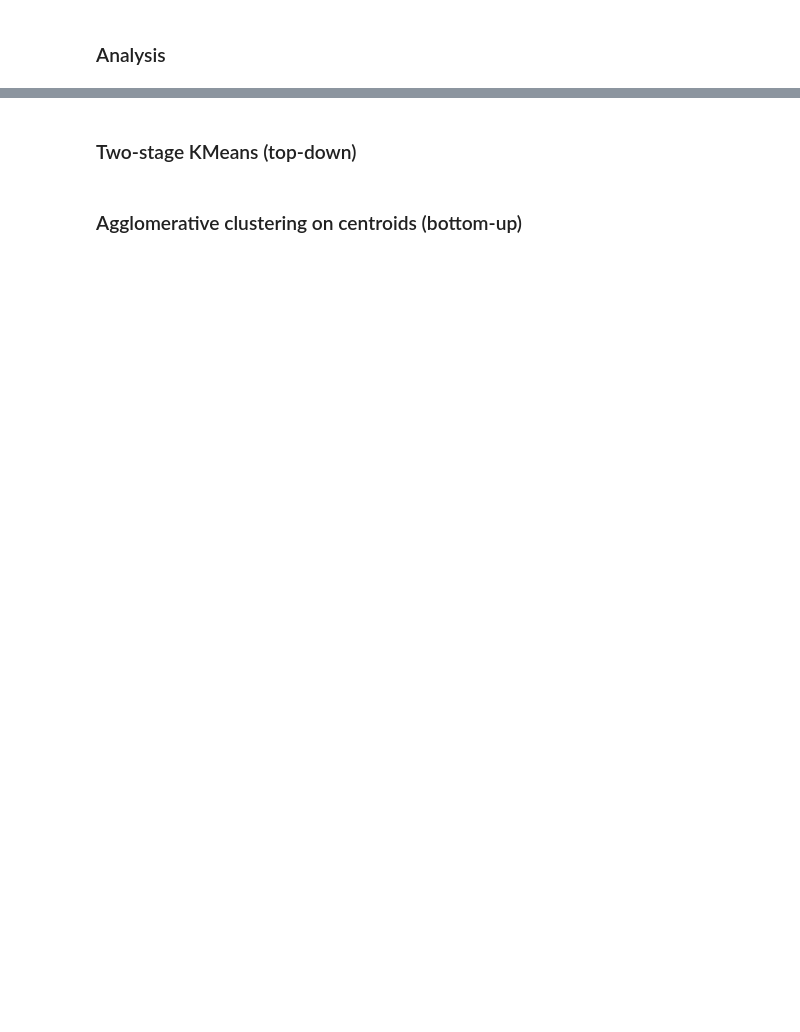
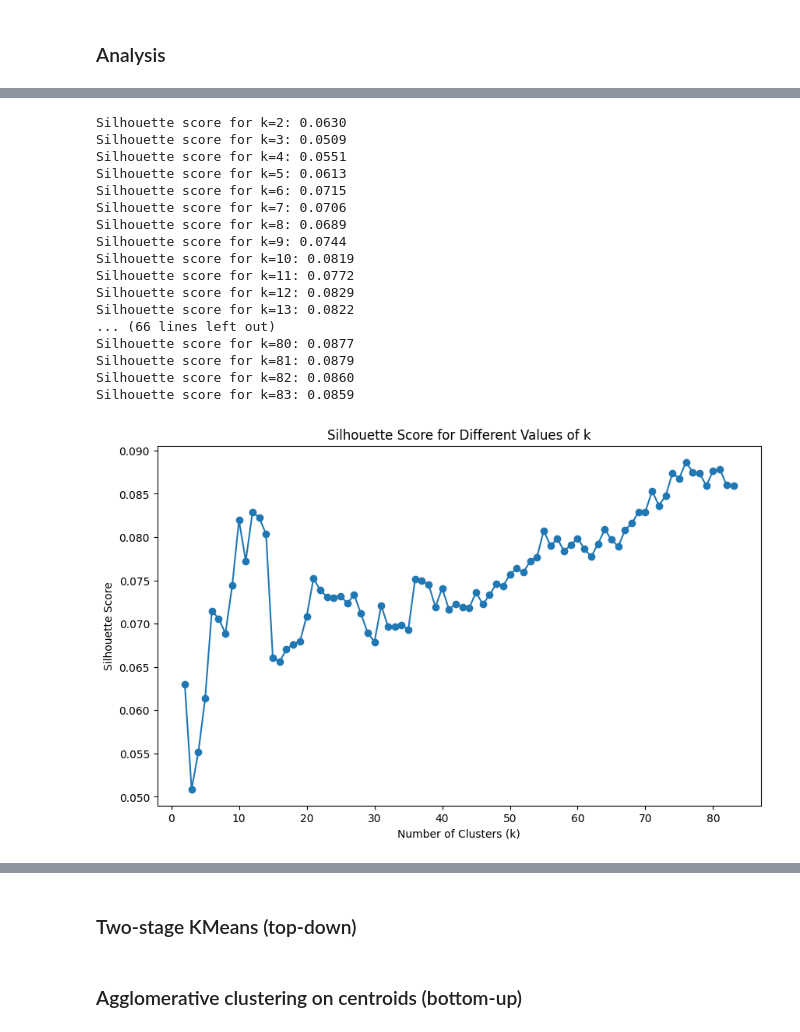
Before and after one commit to 598975/BP-classification, a Jupyter notebook: notebooks/260128-hierarchical-clustering.ipynb, the cells around one changed output, grey strips where cells are left out. Cells and saved outputs as stored; diff of their text form; code cells hidden in the pictures; blank space fills up the shorter version.

```diff
--- a/notebooks/260128-hierarchical-clustering.ipynb
+++ b/notebooks/260128-hierarchical-clustering.ipynb
@@ -264,3 +264,39 @@ Silhouette score for k=127: 0.1286
+# %%
+# silhoutte score in one plot
+k_range = range(2, 84)
+scores = []
+for k in k_range:
+    kmeans = KMeans(n_clusters=k, random_state=42)
+    labels = kmeans.fit_predict(X_normalized)
+    score = silhouette_score(X_normalized, labels)
+    scores.append(score)
+    print(f"Silhouette score for k={k}: {score:.4f}")
+
+plt.figure(figsize=(10, 6))
+plt.plot(k_range, scores, marker="o")
+plt.xlabel("Number of Clusters (k)")
+plt.ylabel("Silhouette Score")
+plt.title("Silhouette Score for Different Values of k")
+plt.show()
+# %% [output]
+Silhouette score for k=2: 0.0630
+Silhouette score for k=3: 0.0509
+Silhouette score for k=4: 0.0551
+Silhouette score for k=5: 0.0613
+Silhouette score for k=6: 0.0715
+Silhouette score for k=7: 0.0706
+Silhouette score for k=8: 0.0689
+Silhouette score for k=9: 0.0744
+Silhouette score for k=10: 0.0819
+Silhouette score for k=11: 0.0772
+Silhouette score for k=12: 0.0829
+Silhouette score for k=13: 0.0822
+... (66 lines left out)
+Silhouette score for k=80: 0.0877
+Silhouette score for k=81: 0.0879
+Silhouette score for k=82: 0.0860
+Silhouette score for k=83: 0.0859
+[figure, added]
 # %%
 from scipy.spatial.distance import cdist
 def plot_elbow(X, k_range):
```
Also changed, not shown: parts of 8 cells of this notebook, 4 other files.
